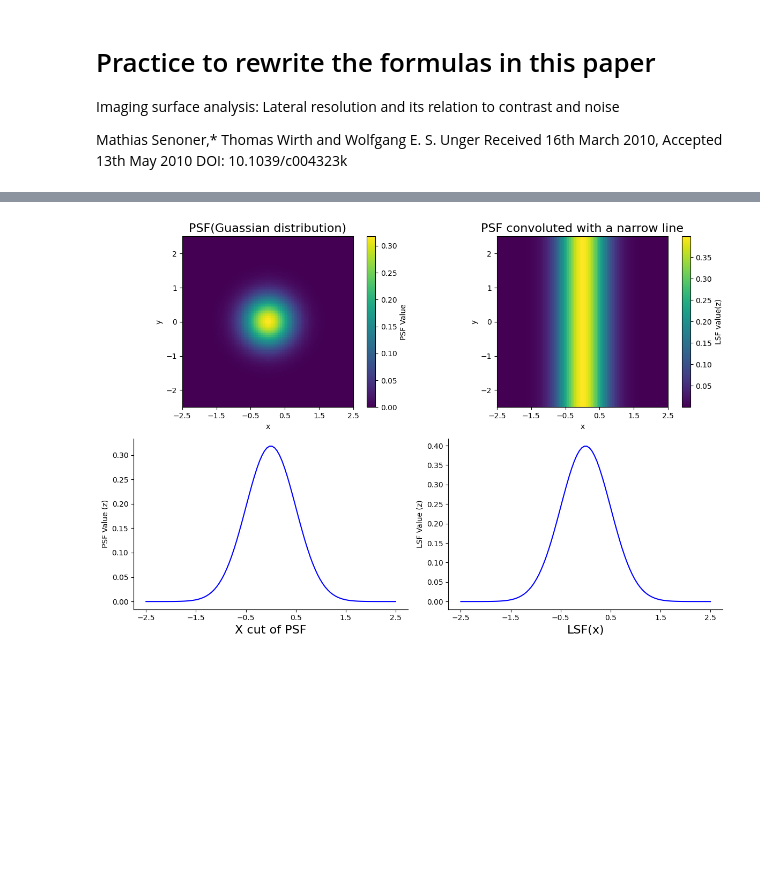
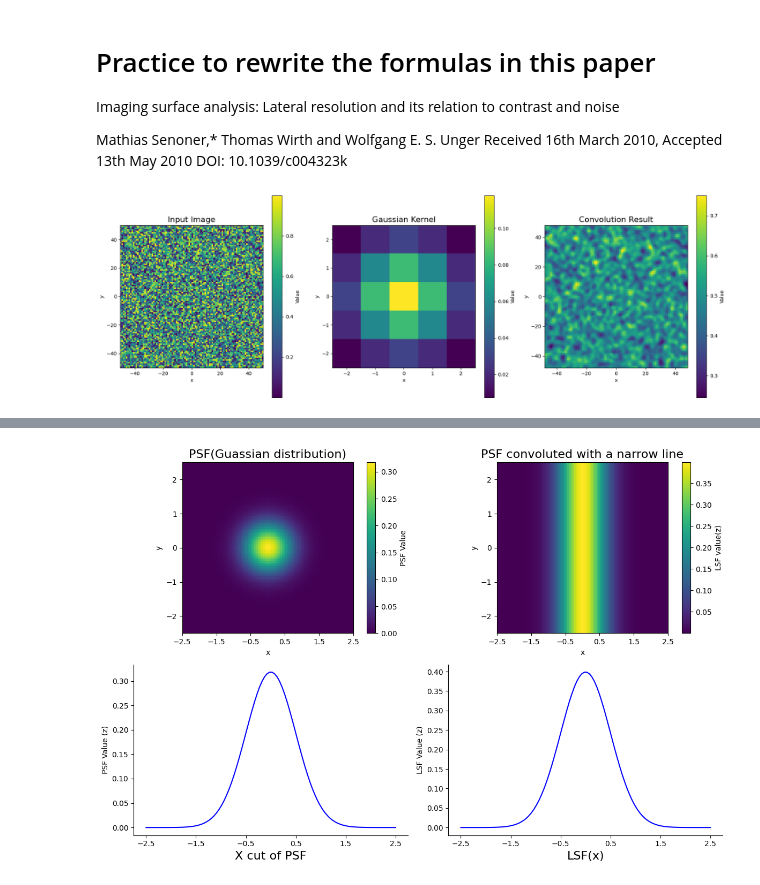
Before and after one commit to wanaincode/seminar2024_demo, a Jupyter notebook: gaussian_demo.ipynb, the cells around one changed output, grey strips where cells are left out. Saved outputs shown, nothing was run; the diff lists cells and outputs as text; code cells hidden in the pictures; blank space fills up the shorter version.

```diff
--- a/gaussian_demo.ipynb
+++ b/gaussian_demo.ipynb
@@ -6,3 +6,62 @@ noise
 Mathias Senoner,* Thomas Wirth and Wolfgang E. S. Unger
 Received 16th March 2010, Accepted 13th May 2010
 DOI: 10.1039/c004323k
+# %%
+import numpy as np
+import matplotlib.pyplot as plt
+
+def gaussian_kernel_2d(size, sigma):
+    x = np.linspace(-size/2, size/2, size)
+    y = np.linspace(-size/2, size/2, size)
+    X, Y = np.meshgrid(x, y)
+    kernel = (1 / (2 * np.pi * sigma**2)) * np.exp(-(X**2 + Y**2) / (2 * sigma**2))
+    return kernel / np.sum(kernel) # Normalized
+
+def convolve_2d(image, kernel):
+    shape = (image.shape[0] - kernel.shape[0] + 1, image.shape[1] - kernel.shape[1] + 1) + kernel.shape
+    strides = image.strides * 2
+    strided_image = np.lib.stride_tricks.as_strided(image, shape, strides)
+    return np.einsum('kl, ijkl->ij', kernel, strided_image)
+
+# Set parameters
+np.random.seed(42)
+image_size = 100
+image = np.random.rand(image_size, image_size)
+kernel_size = 5
+sigma = 1.5
+kernel = gaussian_kernel_2d(kernel_size, sigma)
+result = convolve_2d(image, kernel)
+
+# Set Center of the figures
+image_extent = (-image.shape[1] // 2, image.shape[1] // 2, -image.shape[0] // 2, image.shape[0] // 2)
+kernel_extent = (-kernel_size/2, kernel_size/2, -kernel_size/2, kernel_size/2)
+result_extent = (-result.shape[1] // 2, result.shape[1] // 2, -result.shape[0] // 2, result.shape[0] // 2)
+
+# Plot figures
+fig, axes = plt.subplots(1, 3, figsize=(18, 6))
+
+# Input image
+img_input = axes[0].imshow(image, extent=image_extent, cmap='viridis', interpolation='none')
+axes[0].set_title("Input Image", fontsize=16)
+axes[0].set_xlabel("x")
+axes[0].set_ylabel("y")
+fig.colorbar(img_input, ax=axes[0], label="Value")
+
+# Kernel
+img_kernel = axes[1].imshow(kernel, extent=kernel_extent, cmap='viridis', interpolation='none')
+axes[1].set_title("Gaussian Kernel", fontsize=16)
+axes[1].set_xlabel("x")
+axes[1].set_ylabel("y")
+fig.colorbar(img_kernel, ax=axes[1], label="Value")
+
+# Convolutoin result
+img_result = axes[2].imshow(result, extent=result_extent, cmap='viridis', interpolation='none')
+axes[2].set_title("Convolution Result", fontsize=16)
+axes[2].set_xlabel("x")
+axes[2].set_ylabel("y")
+fig.colorbar(img_result, ax=axes[2], label="Value")
+
+plt.tight_layout()
+plt.show()
+# %% [output]
+[figure, added]
```
Also changed, not shown: parts of 2 cells of this notebook, 5 other files.
